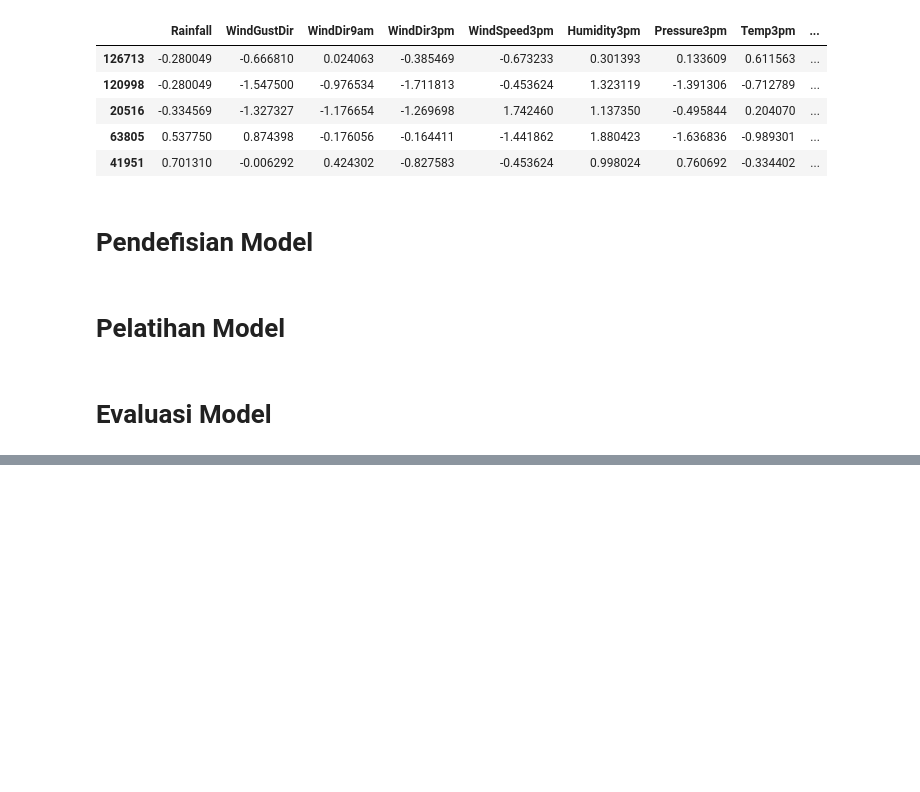
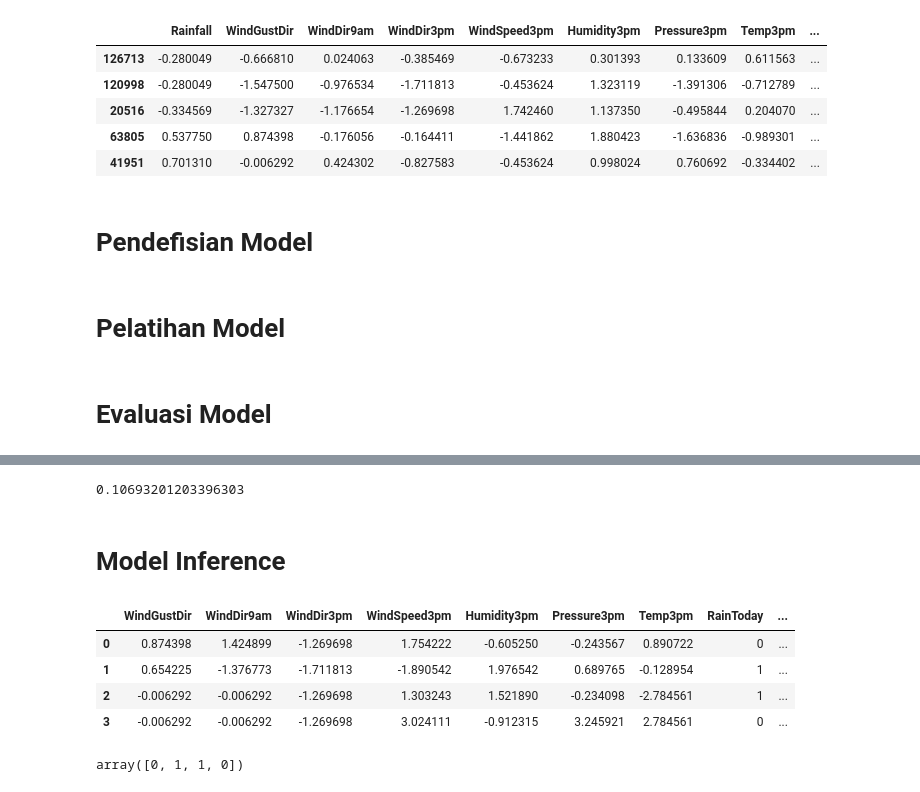
Before and after one commit to Mazcho/Perbandingan-Algoritma-Logistic-Regresi-dan-SVM-dalam-memprediksi-cuaca-_Hacktiv8-FinalProject2, a Jupyter notebook: PYTN_KampusMerdeka_FP2_Hacktiv8.ipynb, the cells around one changed output, grey strips where cells are left out. Saved outputs shown, nothing was run; the diff lists cells and outputs as text; code cells hidden in the pictures; blank space fills up the shorter version.

```diff
--- a/PYTN_KampusMerdeka_FP2_Hacktiv8.ipynb
+++ b/PYTN_KampusMerdeka_FP2_Hacktiv8.ipynb
@@ -1485,0 +1507,36 @@ sns.heatmap(cm_label, annot=True, cmap='Blues', fmt='g');
+# %%
+1/(17*x2.var()).mean()
+# %% [output]
+0.10693201203396303
+# %% [markdown]
+# Model Inference
+# %%
+test1 = {'WindGustDir':[0.874398, 0.654225, -0.006292, -0.006292],
+         'WindDir9am':[1.424899, -1.376773, -0.006292, -0.006292 ],
+         'WindDir3pm':[-1.269698, -1.711813, -1.269698, -1.269698],
+         'WindSpeed3pm':[1.754222, -1.890542, 1.303243, 3.024111],
+         'Humidity3pm':[-0.605250, 1.976542, 1.521890, -0.912315],
+         'Pressure3pm':[-0.243567, 0.689765, -0.234098, 3.245921],
+         'Temp3pm':[0.890722, -0.128954, -2.784561, 2.784561],
+         'RainToday':[0, 1, 1, 0],
+
+         'Australian Capital Territory':[0, 1, 0, 1],
+         'Northern Territory':[0, 0, 0, 0],
+         'Queensland':[0, 0, 0, 0],
+         'South Australia':[0, 0, 0, 0],
+         'Tasmania':[0, 0, 0, 0],
+         'Victoria':[1, 0, 1, 0],
+         'Western Australia':[0, 0, 0, 0]}
+test1 = pd.DataFrame(test1)
+test1
+# %% [output]
+|  | WindGustDir | WindDir9am | WindDir3pm | WindSpeed3pm | Humidity3pm | Pressure3pm | Temp3pm | RainToday | ... |
+| 0 | 0.874398 | 1.424899 | -1.269698 | 1.754222 | -0.605250 | -0.243567 | 0.890722 | 0 | ... |
+| 1 | 0.654225 | -1.376773 | -1.711813 | -1.890542 | 1.976542 | 0.689765 | -0.128954 | 1 | ... |
+| 2 | -0.006292 | -0.006292 | -1.269698 | 1.303243 | 1.521890 | -0.234098 | -2.784561 | 1 | ... |
+| 3 | -0.006292 | -0.006292 | -1.269698 | 3.024111 | -0.912315 | 3.245921 | 2.784561 | 0 | ... |
+# %%
+pred1 = lr.predict(test1)
+pred1
+# %% [output]
+array([0, 1, 1, 0])
```
Also changed, not shown: parts of 13 cells of this notebook.
